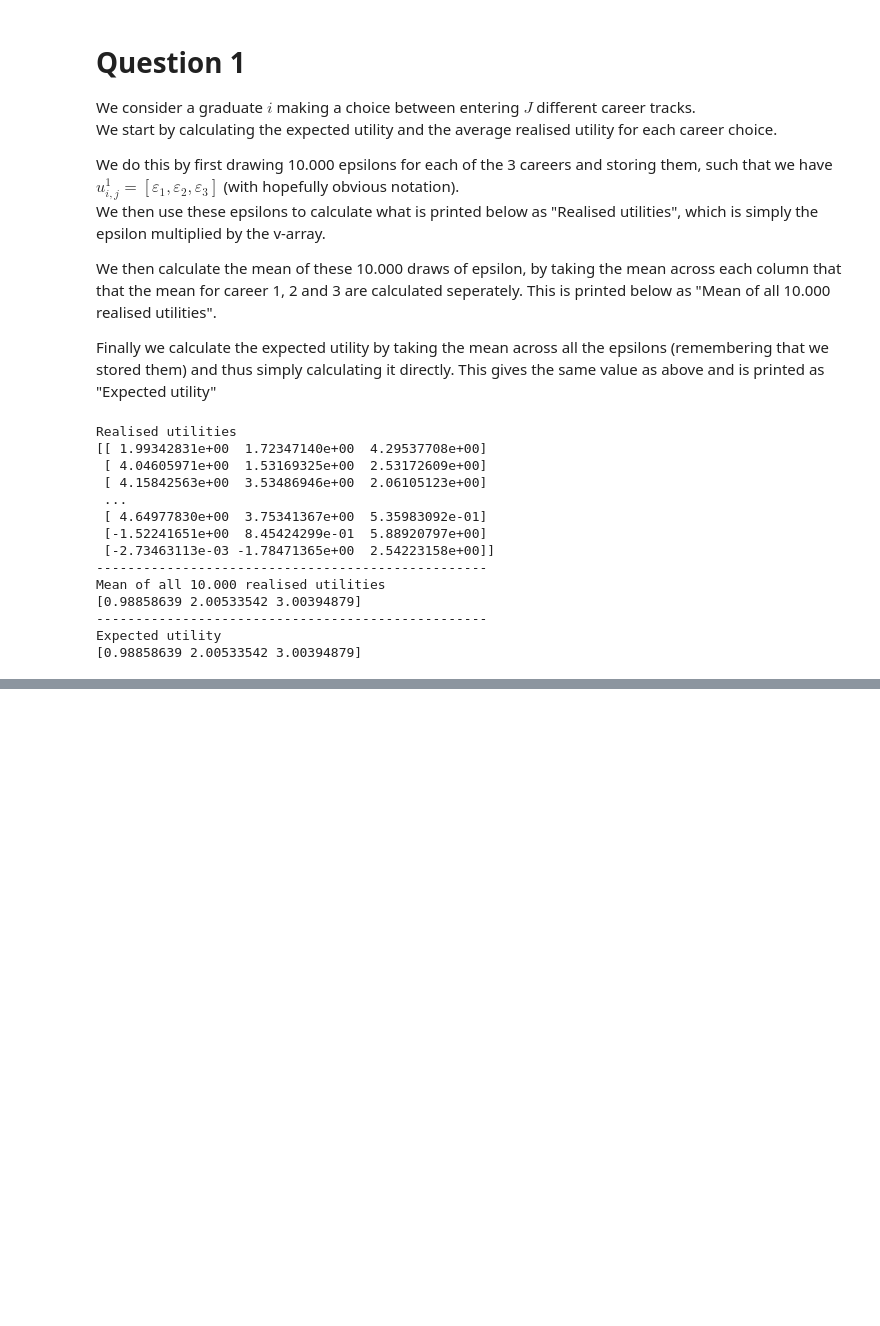
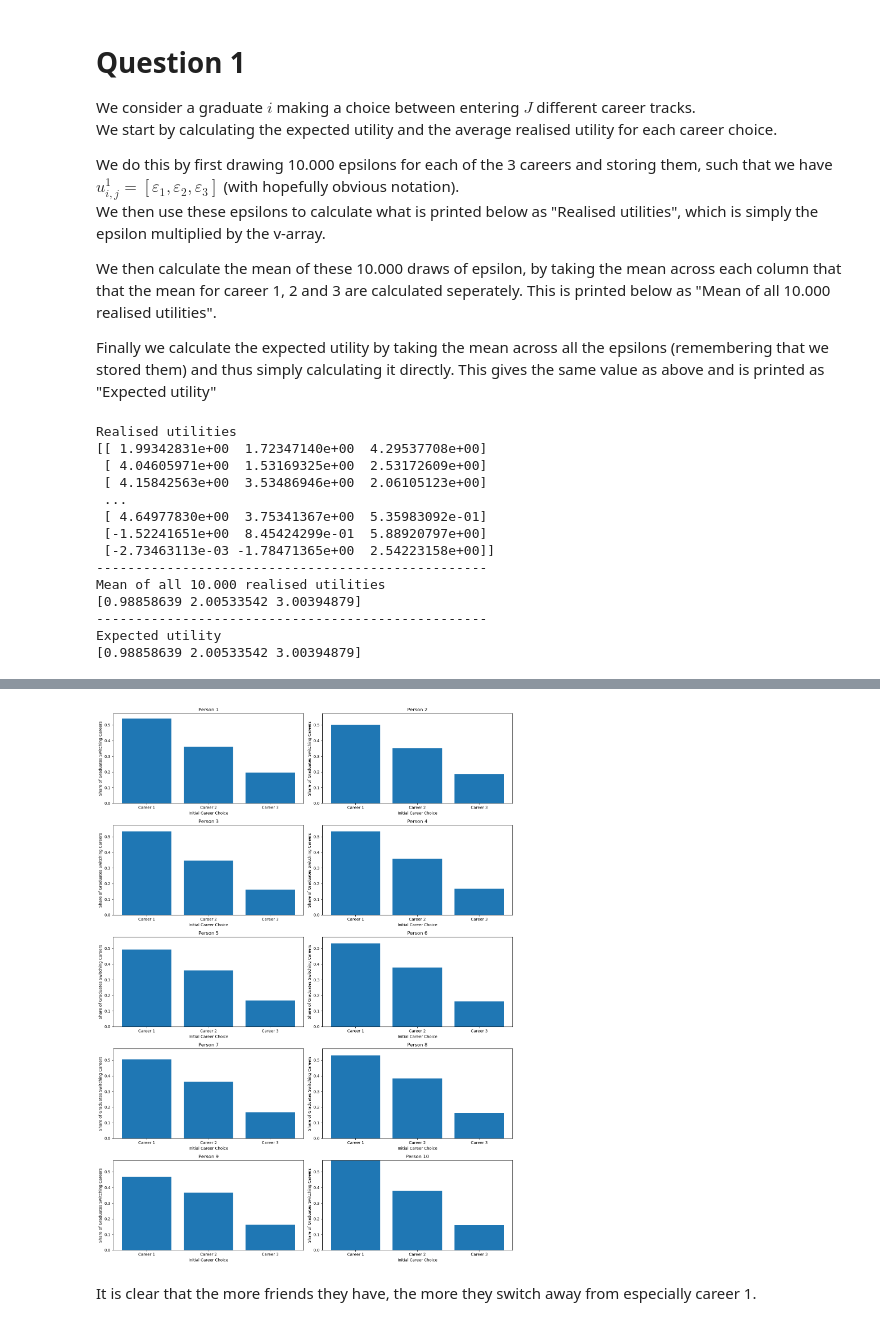
Before and after one commit to NumEconCopenhagen/projects-2024-codeonomics-crew, a Jupyter notebook: examproject/Problem2/answer.ipynb, the cells around one changed output, grey strips where cells are left out. Cells and saved outputs as stored; diff of their text form; code cells hidden in the pictures; blank space fills up the shorter version.

```diff
--- a/examproject/Problem2/answer.ipynb
+++ b/examproject/Problem2/answer.ipynb
@@ -296,0 +177,6 @@ plotting(career_counts, avg_subjective_utility, avg_realized_utility)
+# %%
+plot_switch_shares(par, career_choice, new_career_choice)
+# %% [output]
+[figure, added]
+# %% [markdown]
+It is clear that the more friends they have, the more they switch away from especially career 1.
```
Also changed, not shown: parts of 16 cells of this notebook, 2 other files.
